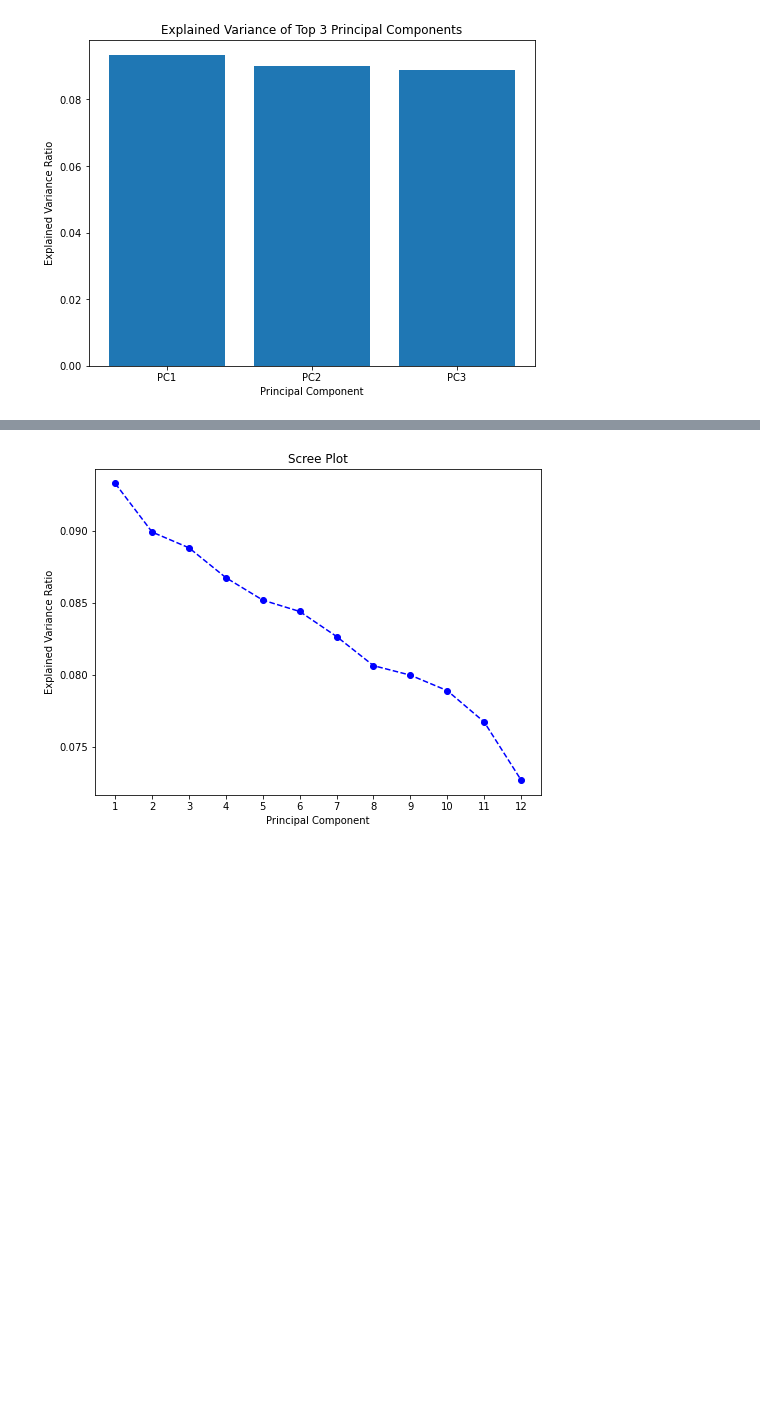
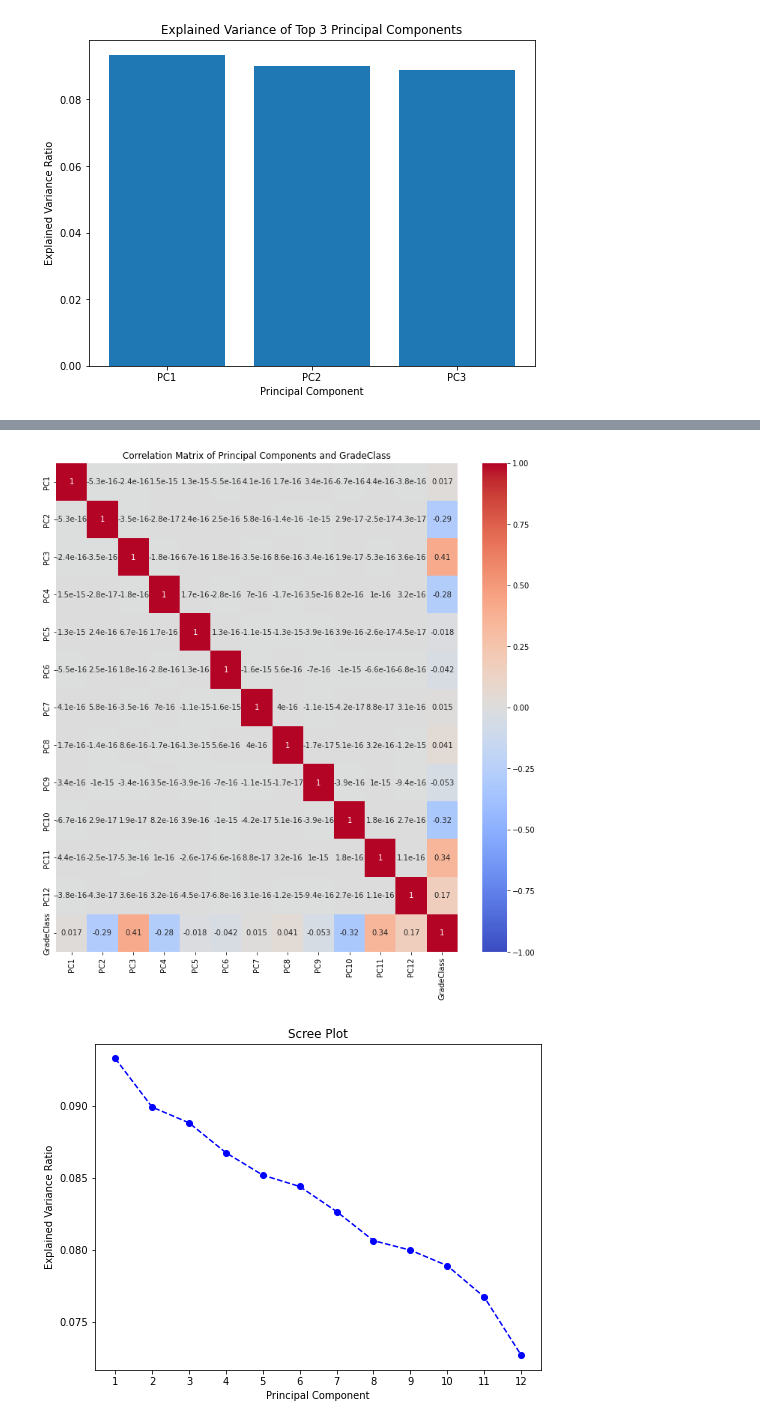
Before and after one commit to rohancshah21/cee5930-proj1, a Jupyter notebook: pca.ipynb, the cells around one changed output, grey strips where cells are left out. Cells and saved outputs as stored; diff of their text form; code cells hidden in the pictures; blank space fills up the shorter version.

```diff
--- a/pca.ipynb
+++ b/pca.ipynb
@@ -75,3 +106,17 @@ plt.show()
+# %%
+# Correlation Matrix
+X_pca = pca.transform(x)
+
+pca_df_transformed = pd.DataFrame(X_pca, columns=[f'PC{i+1}' for i in range(X_pca.shape[1])])
+pca_df_transformed['GradeClass'] = y.values
+corr_matrix = pca_df_transformed.corr()
+
+plt.figure(figsize=(12, 12))
+sns.heatmap(corr_matrix, annot=True, cmap='coolwarm', vmin=-1, vmax=1)
+plt.title('Correlation Matrix of Principal Components and GradeClass')
+plt.show()
+# %% [output]
+[figure, added]
 # %%
 # Scree plot
 plt.figure(figsize=(8, 6))
```
Also changed, not shown: parts of 3 cells of this notebook.
